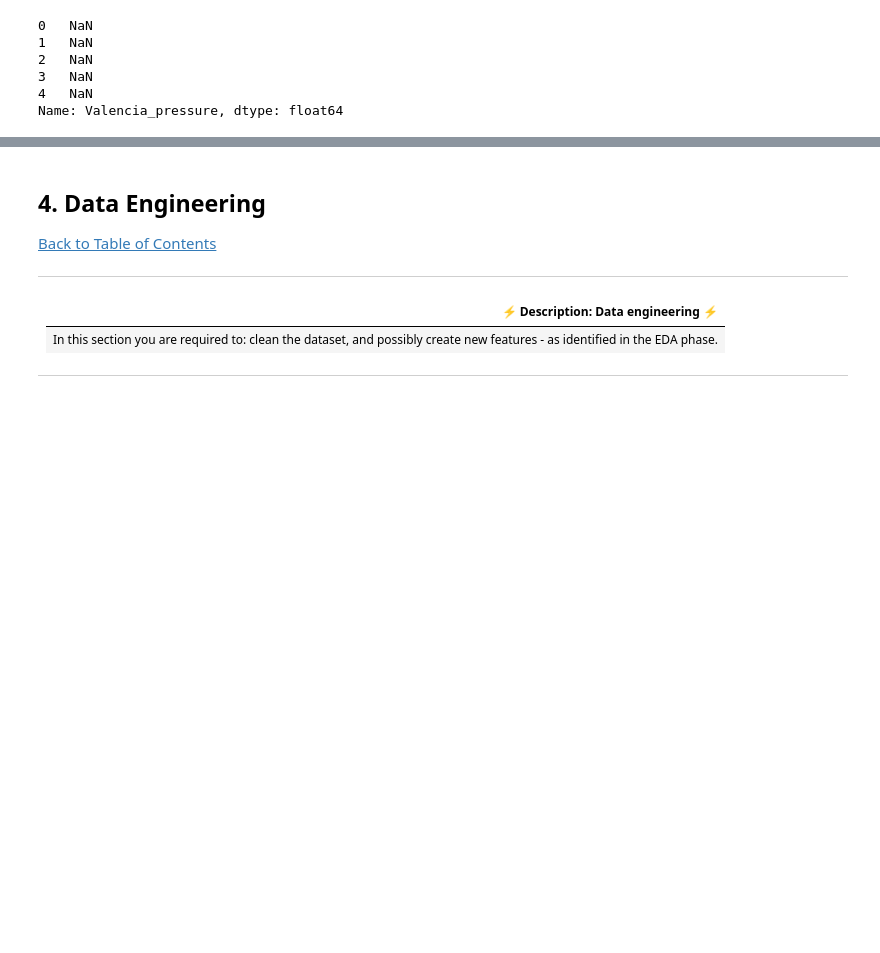
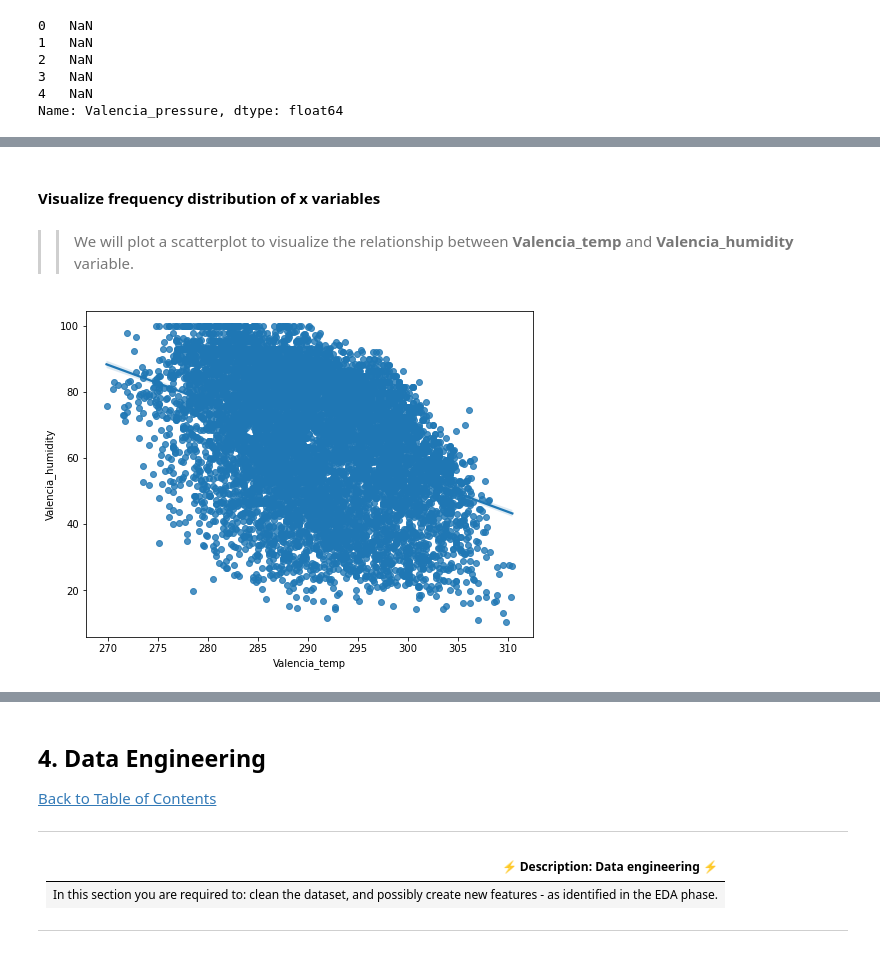
Before and after one commit to pcf26536/TeamNM5, a Jupyter notebook: starter-notebook.ipynb, the cells around one changed output, grey strips where cells are left out. Cells and saved outputs as stored; diff of their text form; code cells hidden in the pictures; blank space fills up the shorter version.

```diff
--- a/starter-notebook.ipynb
+++ b/starter-notebook.ipynb
@@ -440,0 +512,11 @@ Name: Valencia_pressure, dtype: float64
+# %% [markdown]
+#### **Visualize frequency distribution of x variables**
+# %% [markdown]
+
+> > We will plot a scatterplot to visualize the relationship between **Valencia_temp** and **Valencia_humidity** variable.
+# %%
+f, ax = plt.subplots(figsize=(8, 6))
+ax = sns.regplot(x="Valencia_temp", y="Valencia_humidity", data=df_train)
+plt.show()
+# %% [output]
+[figure, added]
```
Also changed, not shown: parts of 31 cells of this notebook.
